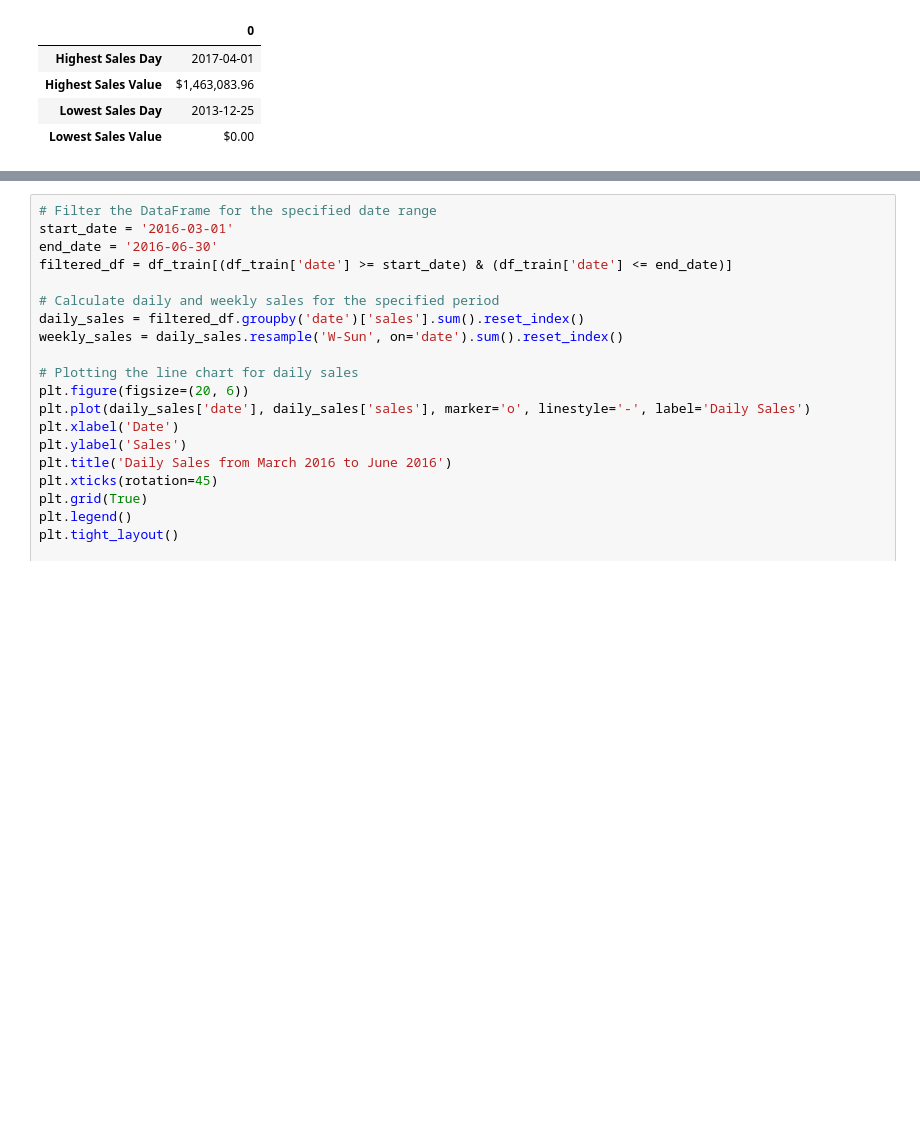
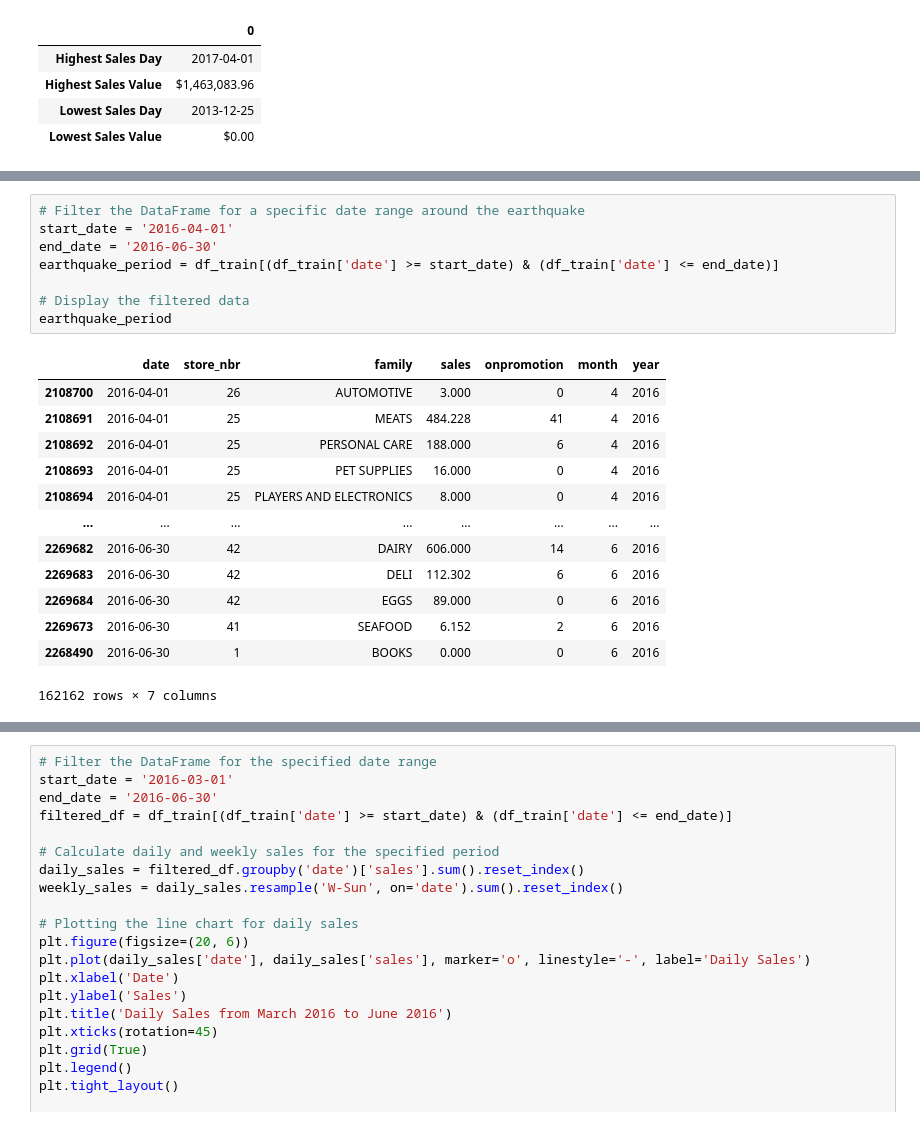
Before and after one commit to wamathaiwandeto/Time-Series-Regression-Analysis, a Jupyter notebook: notebooks/notebook.ipynb, the cells around one changed output, grey strips where cells are left out. Drawn from its saved outputs; the diff is of its cells as text; blank space fills up the shorter version.

```diff
--- a/notebooks/notebook.ipynb
+++ b/notebooks/notebook.ipynb
@@ -610,0 +630,22 @@ sales_summary.T
+# %%
+# Filter the DataFrame for a specific date range around the earthquake
+start_date = '2016-04-01'
+end_date = '2016-06-30'
+earthquake_period = df_train[(df_train['date'] >= start_date) & (df_train['date'] <= end_date)]
+
+# Display the filtered data
+earthquake_period
+# %% [output]
+|  | date | store_nbr | family | sales | onpromotion | month | year |
+| 2108700 | 2016-04-01 | 26 | AUTOMOTIVE | 3.000 | 0 | 4 | 2016 |
+| 2108691 | 2016-04-01 | 25 | MEATS | 484.228 | 41 | 4 | 2016 |
+| 2108692 | 2016-04-01 | 25 | PERSONAL CARE | 188.000 | 6 | 4 | 2016 |
+| 2108693 | 2016-04-01 | 25 | PET SUPPLIES | 16.000 | 0 | 4 | 2016 |
+| 2108694 | 2016-04-01 | 25 | PLAYERS AND ELECTRONICS | 8.000 | 0 | 4 | 2016 |
+| ... | ... | ... | ... | ... | ... | ... | ... |
+| 2269682 | 2016-06-30 | 42 | DAIRY | 606.000 | 14 | 6 | 2016 |
+| 2269683 | 2016-06-30 | 42 | DELI | 112.302 | 6 | 6 | 2016 |
+| 2269684 | 2016-06-30 | 42 | EGGS | 89.000 | 0 | 6 | 2016 |
+| 2269673 | 2016-06-30 | 41 | SEAFOOD | 6.152 | 2 | 6 | 2016 |
+| 2268490 | 2016-06-30 | 1 | BOOKS | 0.000 | 0 | 6 | 2016 |
+162162 rows × 7 columns
```
Also changed, not shown: parts of 5 cells of this notebook.
